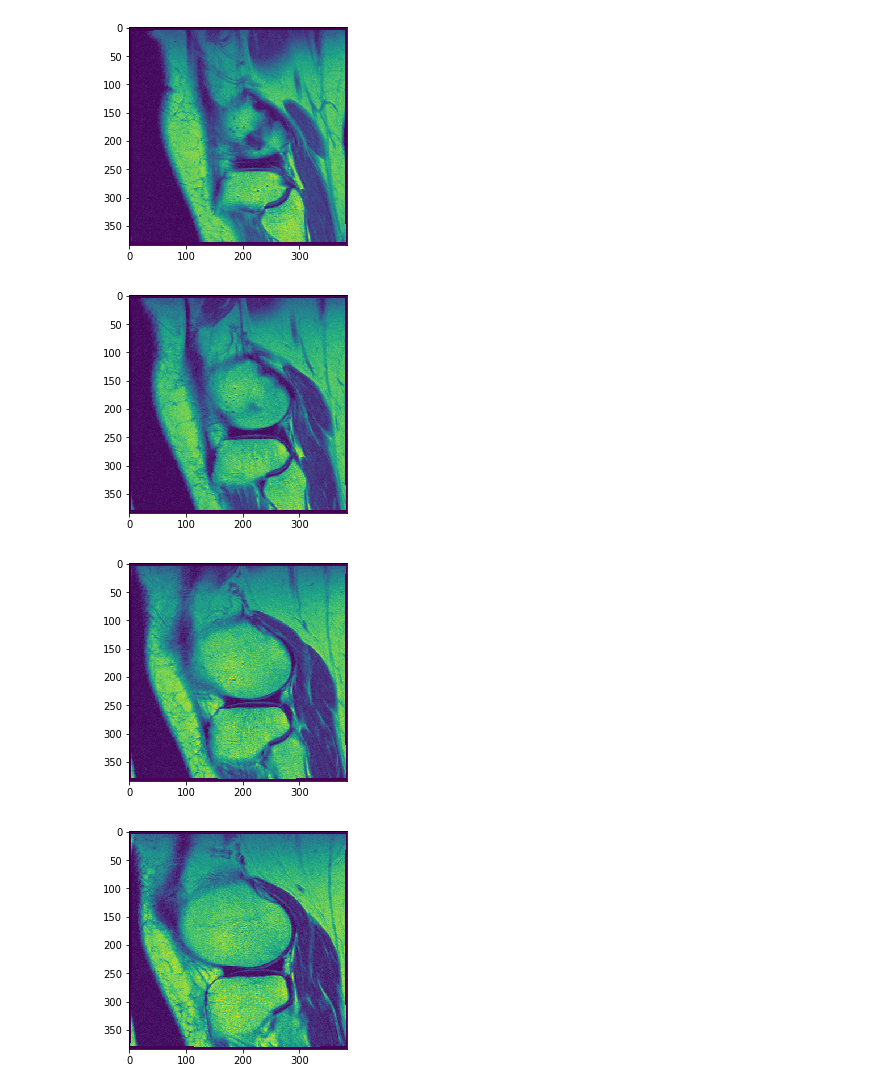
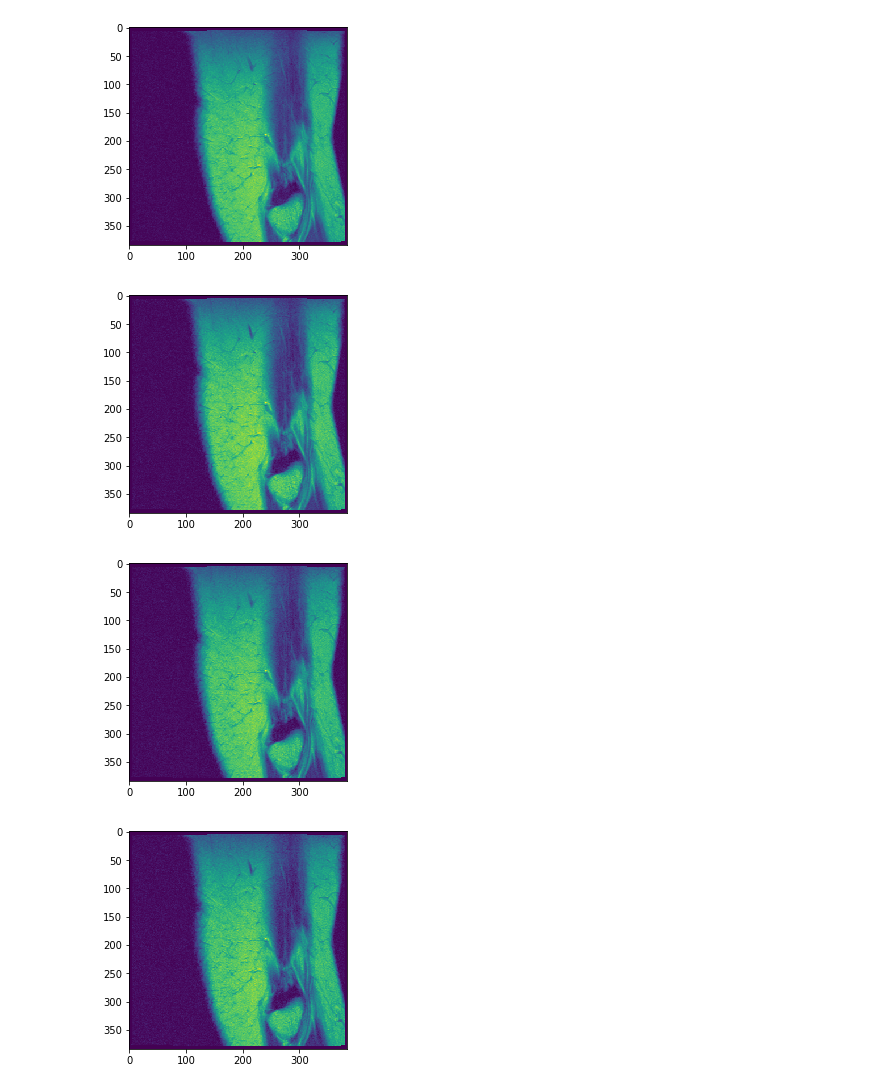
Before and after one commit to stanfordnmbl/oai-t2-map, a Jupyter notebook: T2 test.ipynb, the cells around one changed output. Drawn from its saved outputs; the diff is of its cells as text; code cells hidden in the pictures.

```diff
--- a/T2 test.ipynb
+++ b/T2 test.ipynb
@@ -4,7 +4,7 @@ import pydicom
 import matplotlib.pyplot as plt
 import numpy as np
 
-dirname = "T2-20190624T053819Z-001/T2/"
+dirname = "data/T2-20190624T053819Z-001/T2/"
 
 def get_slice(filename):
     ds = pydicom.dcmread(filename)  # plan dataset
@@ -15,15 +15,18 @@ def get_slice(filename):
     # Convert to float to avoid overflow or underflow losses.
     image_2d = ds.pixel_array.astype(float)
 
+    vmax = 2697.0 # TODO -- this should be max across all images
+
     # Rescaling grey scale between 0-255
-    image_2d_scaled = (np.maximum(image_2d,0) / image_2d.max()) * 255.0
+    image_2d_scaled = (np.maximum(image_2d,0) / vmax) * 255.0
 
     # Convert to uint
     image_2d_scaled = np.uint8(image_2d_scaled)
     return image_2d_scaled
 
+
 for i in range(7):
-    img = get_slice(dirname + '%03d' % (i*30+1)  )
+    img = get_slice(dirname + '%03d' % (i*29+1)  )
     plt.imshow(img)
     plt.show()
 # %% [output]
@@ -33,4 +36,4 @@ for i in range(7):
-[figure, old version]
+[figure, new version]
-[figure, old version]
+[figure, new version]
-[figure, old version]
+[figure, new version]
-[figure, old version]
+[figure, new version]
```
Also changed, not shown: parts of 2 cells of this notebook.
